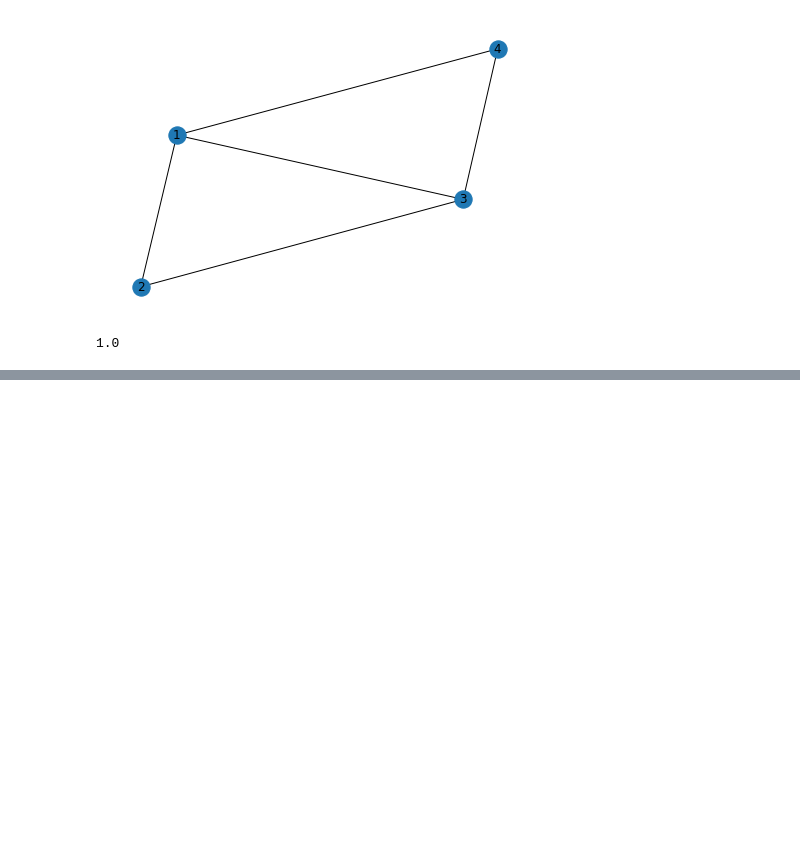
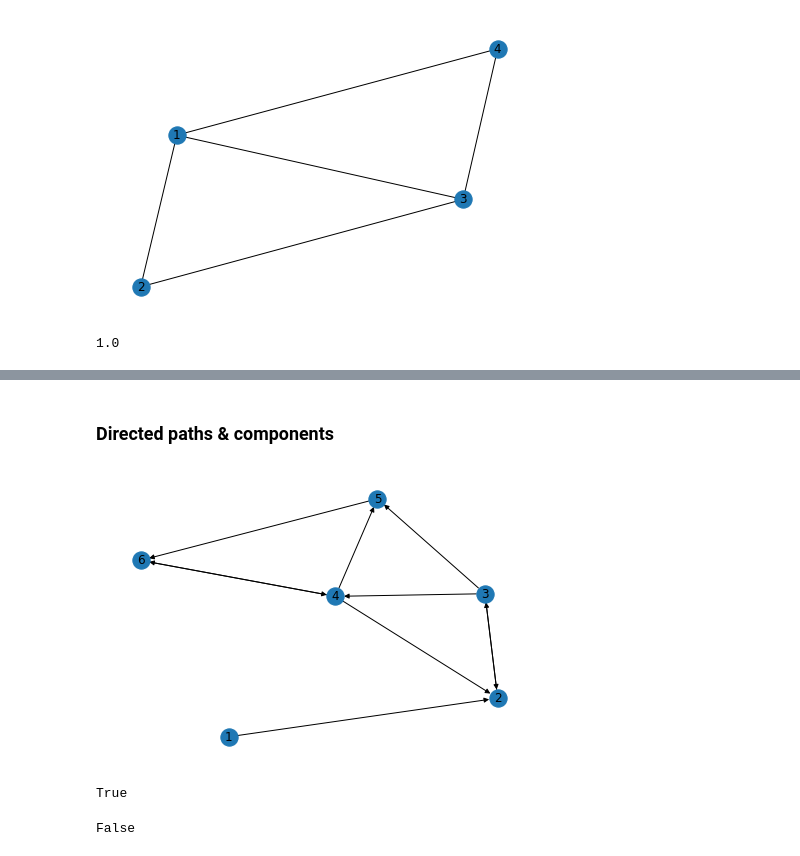
Before and after one commit to hr1588/network, a Jupyter notebook: 2장.ipynb, the cells around one changed output, grey strips where cells are left out. Drawn from its saved outputs; the diff is of its cells as text; code cells hidden in the pictures; blank space fills up the shorter version.

```diff
--- a/2장.ipynb
+++ b/2장.ipynb
@@ -112,0 +144,24 @@ nx.average_shortest_path_length(f,'weight')
+# %% [markdown]
+### Directed paths & components
+# %%
+d = nx.DiGraph()
+d.add_edges_from([
+    (1,2),
+    (2,3),
+    (3,2),(3,4),(3,5),
+    (4,2),(4,5),(4,6),
+    (5,6),
+    (6,4)
+    ])
+
+nx.draw(d, with_labels = True)
+# %% [output]
+[figure, added]
+# %%
+nx.has_path(d,1,4)
+# %% [output]
+True
+# %%
+nx.has_path(d,4,1)
+# %% [output]
+False
```
Also changed, not shown: parts of 12 cells of this notebook.
